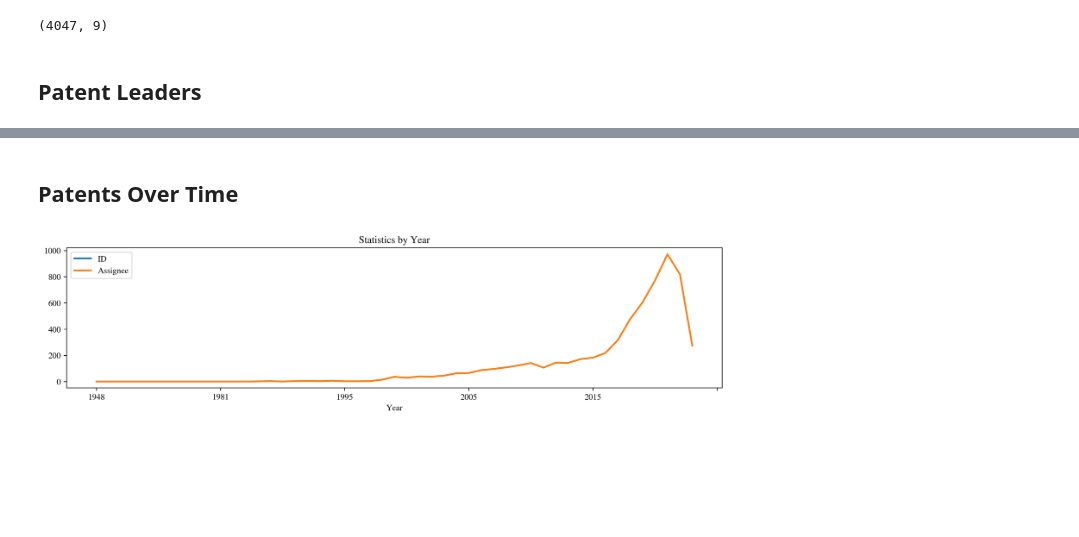
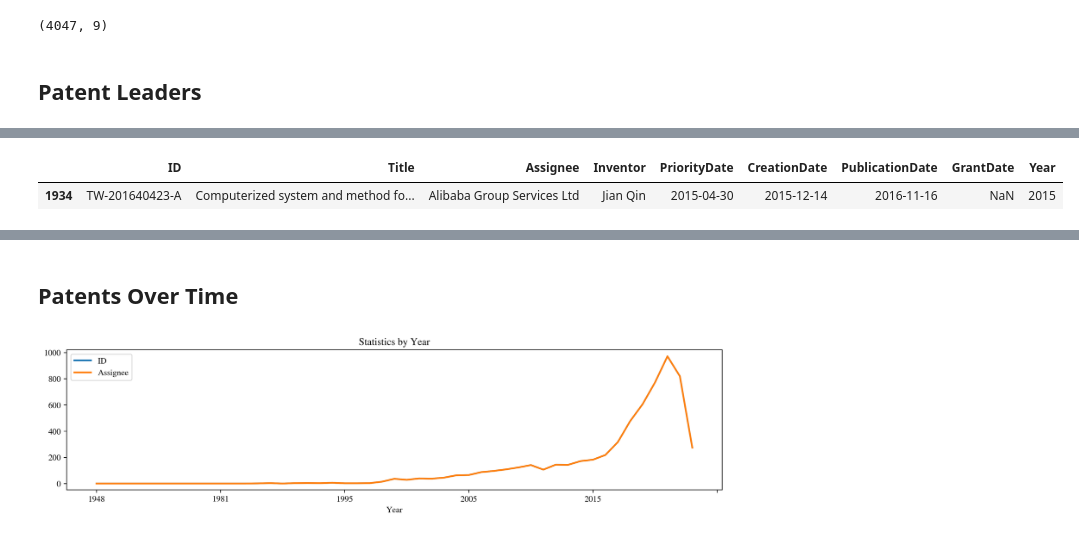
Before and after one commit to oxford-mc/patent-mining, a Jupyter notebook: jupyter/patent_analysis.ipynb, the cells around one changed output, grey strips where cells are left out. Saved outputs shown, nothing was run; the diff lists cells and outputs as text; code cells hidden in the pictures; blank space fills up the shorter version.

```diff
--- a/jupyter/patent_analysis.ipynb
+++ b/jupyter/patent_analysis.ipynb
@@ -205,0 +223,26 @@ def print_all_patents(df, entity_name, words = [], ranges = [], range_start = 0,
+# %%
+def correct_case(s):
+
+    words = s.split()
+    corrected_words = []
+
+    for word in words:
+        # Check if the word is likely an acronym (contains periods or is a short word in uppercase)
+        if '.' in word or (word.isupper() and len(word) <= 4):
+            # Ensure each letter is capitalized, especially for acronyms with periods
+            corrected_word = ''.join([letter.upper() for letter in word if letter.isalpha()])
+            # Add back the periods if they were present
+            corrected_words.append('.'.join([corrected_word[i:i+1] for i in range(0, len(corrected_word))]))
+        else:
+            # Capitalize the first letter of the word
+            corrected_words.append(word.capitalize())
+
+    # Join the corrected words back into a string
+    return ' '.join(corrected_words)
+# %%
+def remove_chars(s):
+    output_string = s.replace(",", "")
+    output_string = output_string.replace(".", "")
+    output_string = output_string.replace("INC", "Inc")
+    output_string = output_string.replace("Llc", "LLC")
+    return output_string
@@ -282,0 +330,5 @@ wd.loc[wd['Assignee'].str.contains('Microsoft '), 'Assignee'] = 'Microsoft Corpo
+# %%
+#strip last . if not acronym
+wd['Assignee'] = wd['Assignee'].apply(strip_last_period_modified)
+wd['Assignee'] = wd['Assignee'].apply(correct_case)
+wd['Assignee'] = wd['Assignee'].apply(remove_chars)
@@ -323,3 +446,10 @@ output_leaders(wd)
+# %%
+ab = wd[wd['Assignee'].str.contains('Alibaba')]
+ab = ab[~ab['Assignee'].str.contains('Alibaba/A')]
+ab.head(100)
+# %% [output]
+|  | ID | Title | Assignee | Inventor | PriorityDate | CreationDate | PublicationDate | GrantDate | Year |
+| 1934 | TW-201640423-A | Computerized system and method fo... | Alibaba Group Services Ltd | Jian Qin | 2015-04-30 | 2015-12-14 | 2016-11-16 | NaN | 2015 |
 # %%
 output_leaders(wd_2023)
 # %% [output]
```
Also changed, not shown: parts of 15 cells of this notebook.
